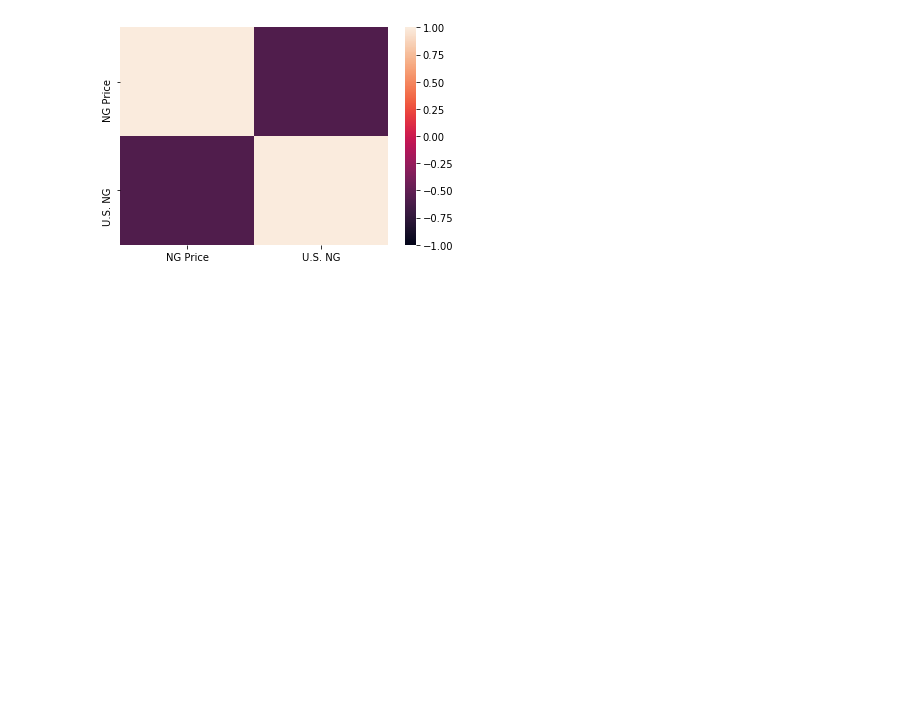
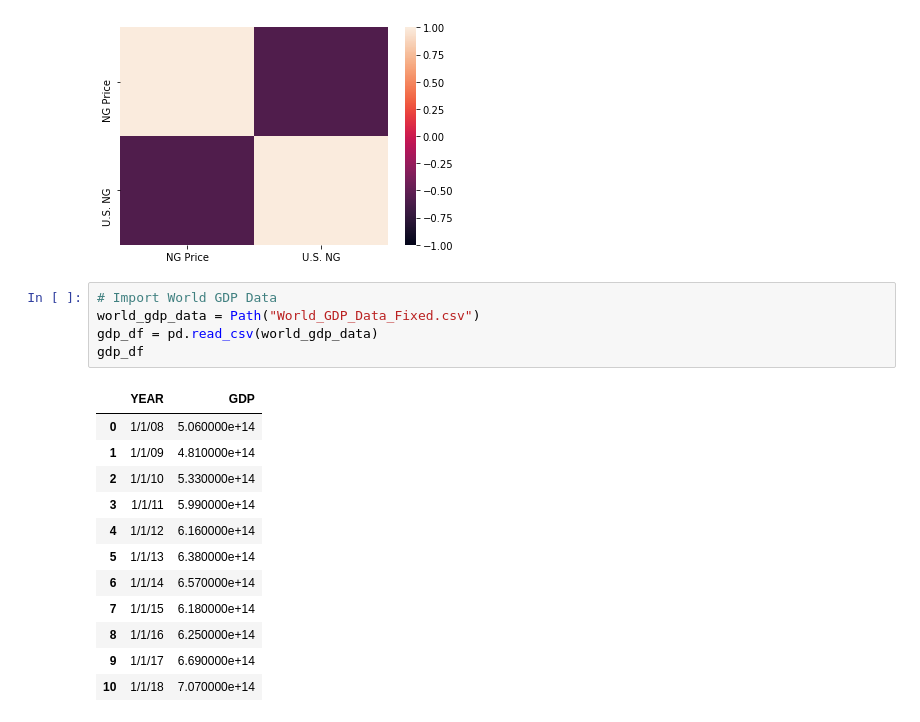
Before and after one commit to KalenAsberry12/project_one, a Jupyter notebook: Data_Jonathan.ipynb, the cells around one changed output. Drawn from its saved outputs; the diff is of its cells as text; blank space fills up the shorter version.

```diff
--- a/Data_Jonathan.ipynb
+++ b/Data_Jonathan.ipynb
@@ -313,3 +313,21 @@ sns.heatmap(correlation_ng, vmin=-1, vmax=1)
 # %% [output]
 <matplotlib.axes._subplots.AxesSubplot at 0x...>
 [figure]
+# %%
+# Import World GDP Data
+world_gdp_data = Path("World_GDP_Data_Fixed.csv")
+gdp_df = pd.read_csv(world_gdp_data)
+gdp_df
+# %% [output]
+|  | YEAR | GDP |
+| 0 | 1/1/08 | 5.060000e+14 |
+| 1 | 1/1/09 | 4.810000e+14 |
+| 2 | 1/1/10 | 5.330000e+14 |
+| 3 | 1/1/11 | 5.990000e+14 |
+| 4 | 1/1/12 | 6.160000e+14 |
+| 5 | 1/1/13 | 6.380000e+14 |
+| 6 | 1/1/14 | 6.570000e+14 |
+| 7 | 1/1/15 | 6.180000e+14 |
+| 8 | 1/1/16 | 6.250000e+14 |
+| 9 | 1/1/17 | 6.690000e+14 |
+| 10 | 1/1/18 | 7.070000e+14 |
```
Also changed, not shown: parts of 5 cells of this notebook, 1 other file.
